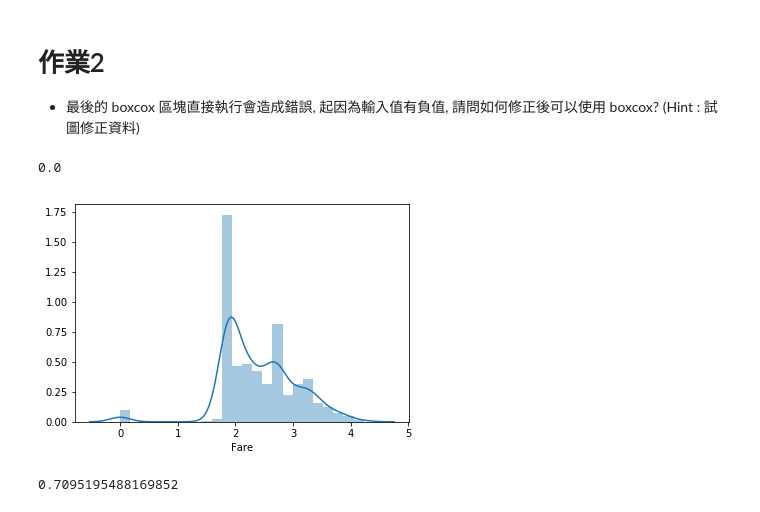
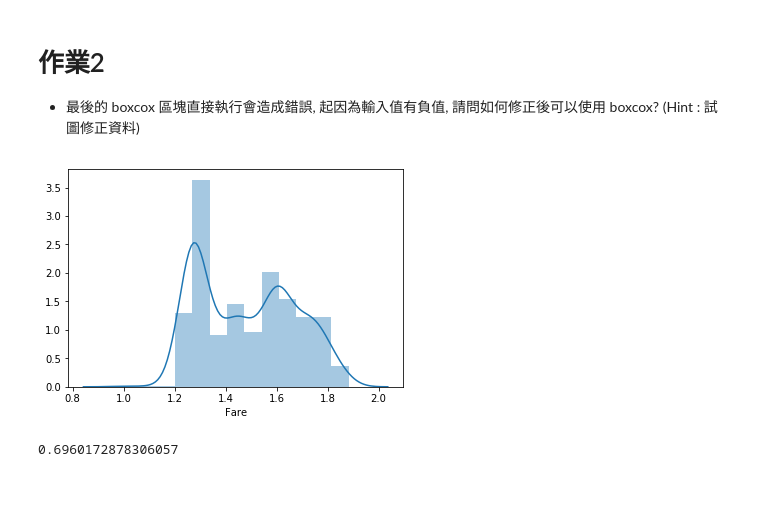
Before and after one commit to swingchu/2nd-ML100Days, a Jupyter notebook: homework/Day_021_HW.ipynb, the cells around one changed output. Cells and saved outputs as stored; diff of their text form; code cells hidden in the pictures.

```diff
--- a/homework/Day_021_HW.ipynb
+++ b/homework/Day_021_HW.ipynb
@@ -100,28 +100,19 @@ cross_val_score(estimator, train_X, train_Y, cv=5).mean()
 # %% [markdown]
 # 作業2
 * 最後的 boxcox 區塊直接執行會造成錯誤, 起因為輸入值有負值, 請問如何修正後可以使用 boxcox? (Hint : 試圖修正資料)
-# %%
-from scipy import stats
-df_fixed = copy.deepcopy(df)
-df_fixed['Fare'].min()
-# %% [output]
-0.0
 # %%
 # 將 Fare 取 boxcox 後, 看散佈圖, 並計算分數 (執行會有 error, 請試圖修正)
 from scipy import stats
 df_fixed = copy.deepcopy(df)
-"""
-Your Code Here, fix the error
-"""
-df_fixed['Fare'] = df_fixed['Fare']+1
+df_fixed.loc[df_fixed['Fare'] <= 0,'Fare'] = df_fixed['Fare'].mean()
 df_fixed['Fare'] = stats.boxcox(df_fixed['Fare'])[0]
 sns.distplot(df_fixed['Fare'][:train_num])
 plt.show()
 
 df_fixed = MMEncoder.fit_transform(df_fixed)
 train_X = df_fixed[:train_num]
 estimator = LogisticRegression()
 cross_val_score(estimator, train_X, train_Y, cv=5).mean()
 # %% [output]
-[figure, old version]
+[figure, new version]
-0.7095195488169852
+0.6960172878306057
```
